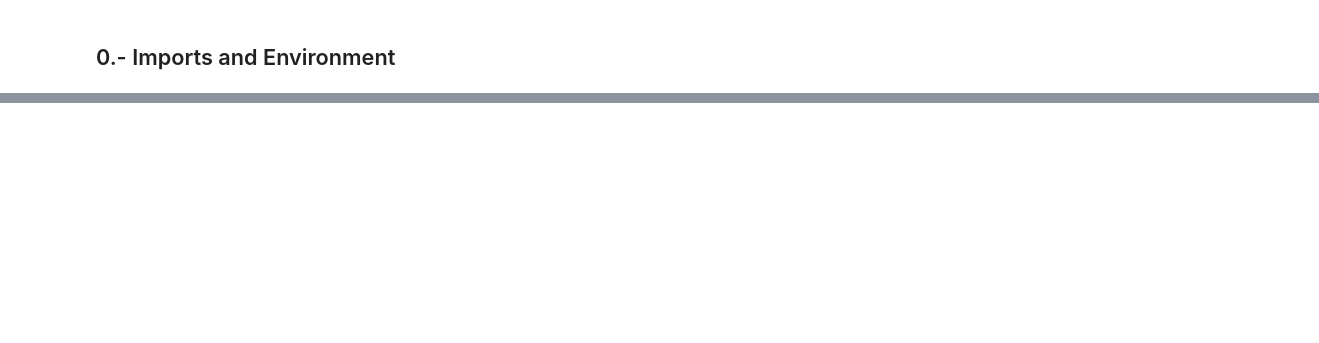
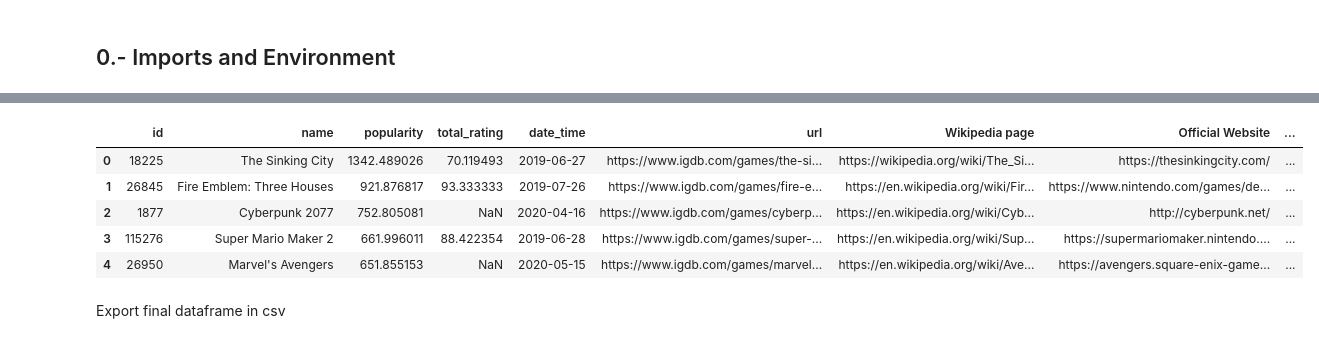
Before and after one commit to ta-datapt-bcn/project-web, a Jupyter notebook: your-code/Main.ipynb, the cells around one changed output, grey strips where cells are left out. Drawn from its saved outputs; the diff is of its cells as text; code cells hidden in the pictures; blank space fills up the shorter version.

```diff
--- a/your-code/Main.ipynb
+++ b/your-code/Main.ipynb
@@ -114,0 +321,6 @@ data.head()
+# %%
+social_list = []
+len_sl = len(urls_list)
+for i in range(len_sl):
+    social_list.append([urls_list[i], igdb_parser(urls_list[i])])
+    time.sleep(5)
@@ -114,0 +349,9 @@ data.head()
+# %%
+social_case = []
+for i in range(len_sl):
+    for j in range(len(social_list[i][1][0])):
+        social_case.append(social_list[i][1][0][j])
+
+#Coger sólo los únicos
+social_case = list(set(social_case))
+social_case
@@ -114,0 +369,6 @@ data.head()
+# %%
+#poner las redes sociales como nombre de columna
+#y que la primera columna sea url
+cols_names = [social for social in social_case]
+cols_names.insert(0, "url")
+cols_names
@@ -114,0 +387,13 @@ data.head()
+# %%
+#Create a data frame with the social info of each game
+social_df = pd.DataFrame(columns=cols_names )
+for i in range(len_sl):
+    temp_dic = {}
+    temp_dic = dict(zip(social_list[i][1][0],social_list[i][1][1]))
+    temp_dic['url'] = social_list[i][0]
+    for col in cols_names:
+        if col in temp_dic.keys():
+            social_df.loc[i,col] = temp_dic[col]
+        else:
+            social_df.loc[i,col] = np.nan
+social_df.head()
@@ -114,0 +432,12 @@ data.head()
+# %%
+final_games = games.merge(social_df, left_on='url', right_on='url')
+final_games.head()
+# %% [output]
+|  | id | name | popularity | total_rating | date_time | url | Wikipedia page | Official Website | ... |
+| 0 | 18225 | The Sinking City | 1342.489026 | 70.119493 | 2019-06-27 | https://www.igdb.com/games/the-si... | https://wikipedia.org/wiki/The_Si... | https://thesinkingcity.com/ | ... |
+| 1 | 26845 | Fire Emblem: Three Houses | 921.876817 | 93.333333 | 2019-07-26 | https://www.igdb.com/games/fire-e... | https://en.wikipedia.org/wiki/Fir... | https://www.nintendo.com/games/de... | ... |
+| 2 | 1877 | Cyberpunk 2077 | 752.805081 | NaN | 2020-04-16 | https://www.igdb.com/games/cyberp... | https://en.wikipedia.org/wiki/Cyb... | http://cyberpunk.net/ | ... |
+| 3 | 115276 | Super Mario Maker 2 | 661.996011 | 88.422354 | 2019-06-28 | https://www.igdb.com/games/super-... | https://en.wikipedia.org/wiki/Sup... | https://supermariomaker.nintendo.... | ... |
+| 4 | 26950 | Marvel's Avengers | 651.855153 | NaN | 2020-05-15 | https://www.igdb.com/games/marvel... | https://en.wikipedia.org/wiki/Ave... | https://avengers.square-enix-game... | ... |
+# %% [markdown]
+Export final dataframe in csv
```
Also changed, not shown: parts of 76 cells of this notebook, 1 other file.
